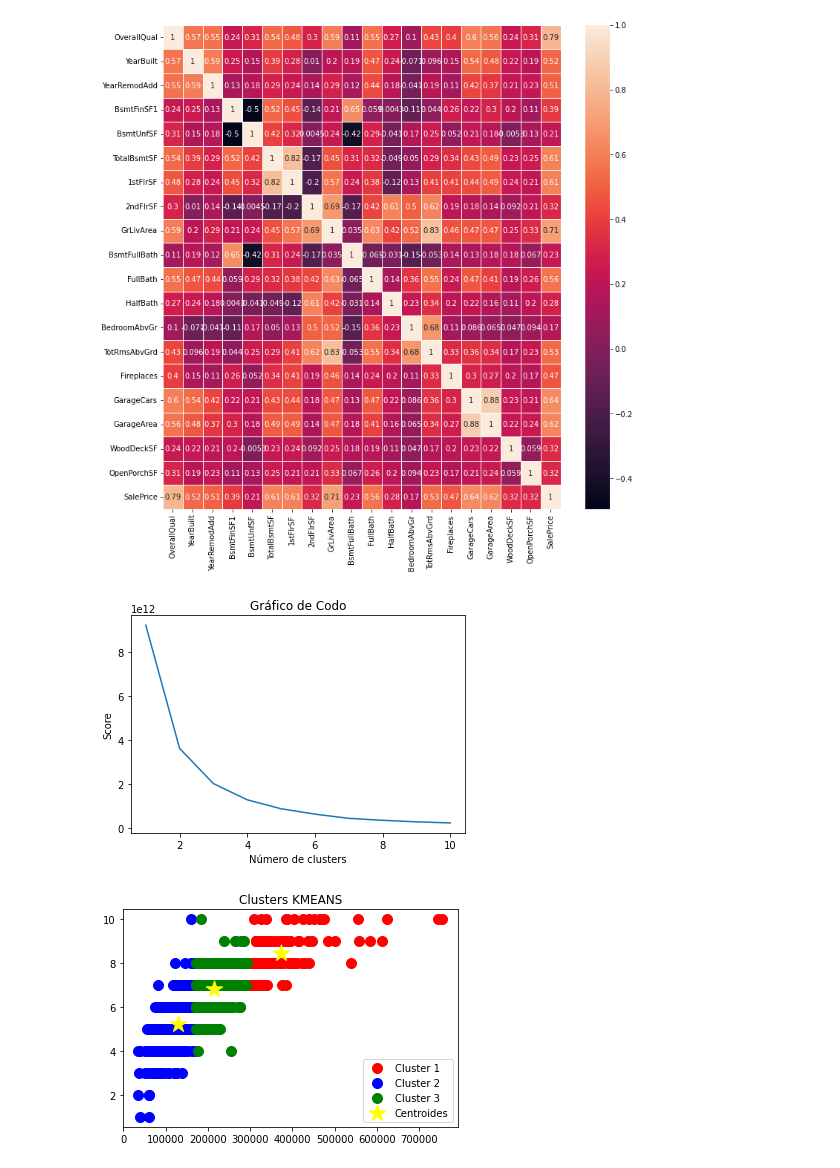
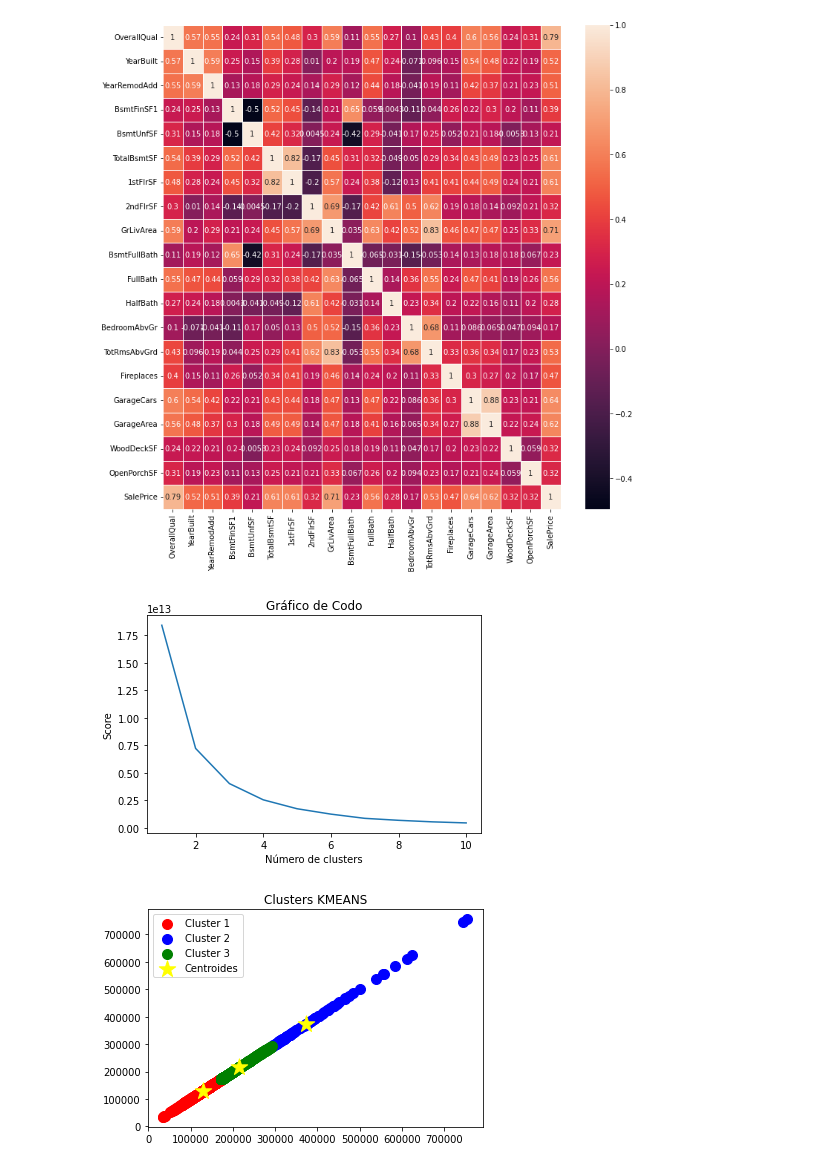
Before and after one commit to oscarparedez/arboles-decision, a Jupyter notebook: hdt3.ipynb, the cells around one changed output. Cells and saved outputs as stored; diff of their text form; code cells hidden in the pictures.

```diff
--- a/hdt3.ipynb
+++ b/hdt3.ipynb
@@ -29,22 +29,22 @@ plt.show()
 # %%
 import pyclustertend
 import sklearn.cluster as cluster
 
-dfarray = df[['SalePrice', 'OverallQual']].values
+dfarray = df[['SalePrice', 'SalePrice']].values
 numeroClusters = range(1,11)
 wcss = []
 for i in numeroClusters:
     kmeans = cluster.KMeans(n_clusters=i)
     kmeans.fit(dfarray)
     wcss.append(kmeans.inertia_)
 
 plt.plot(numeroClusters, wcss)
 plt.xlabel("Número de clusters")
 plt.ylabel("Score")
 plt.title("Gráfico de Codo")
 plt.show()
 # %% [output]
-[figure, old version]
+[figure, new version]
 # %%
 km = cluster.KMeans(n_clusters=3).fit(dfarray)
 centroides = km.cluster_centers_
@@ -62,7 +62,7 @@ plt.show()
 # Cluster 3 (Caras): 240,000 - 750,000
 # Aproximadamente
 # %% [output]
-[figure, old version]
+[figure, new version]
 # %%
 import scipy.cluster.hierarchy as sch
 dendograma = sch.dendrogram(sch.linkage(dfarray[0:2500][:], method='ward'))
```
Also changed, not shown: parts of 5 cells of this notebook, 1 other file.
